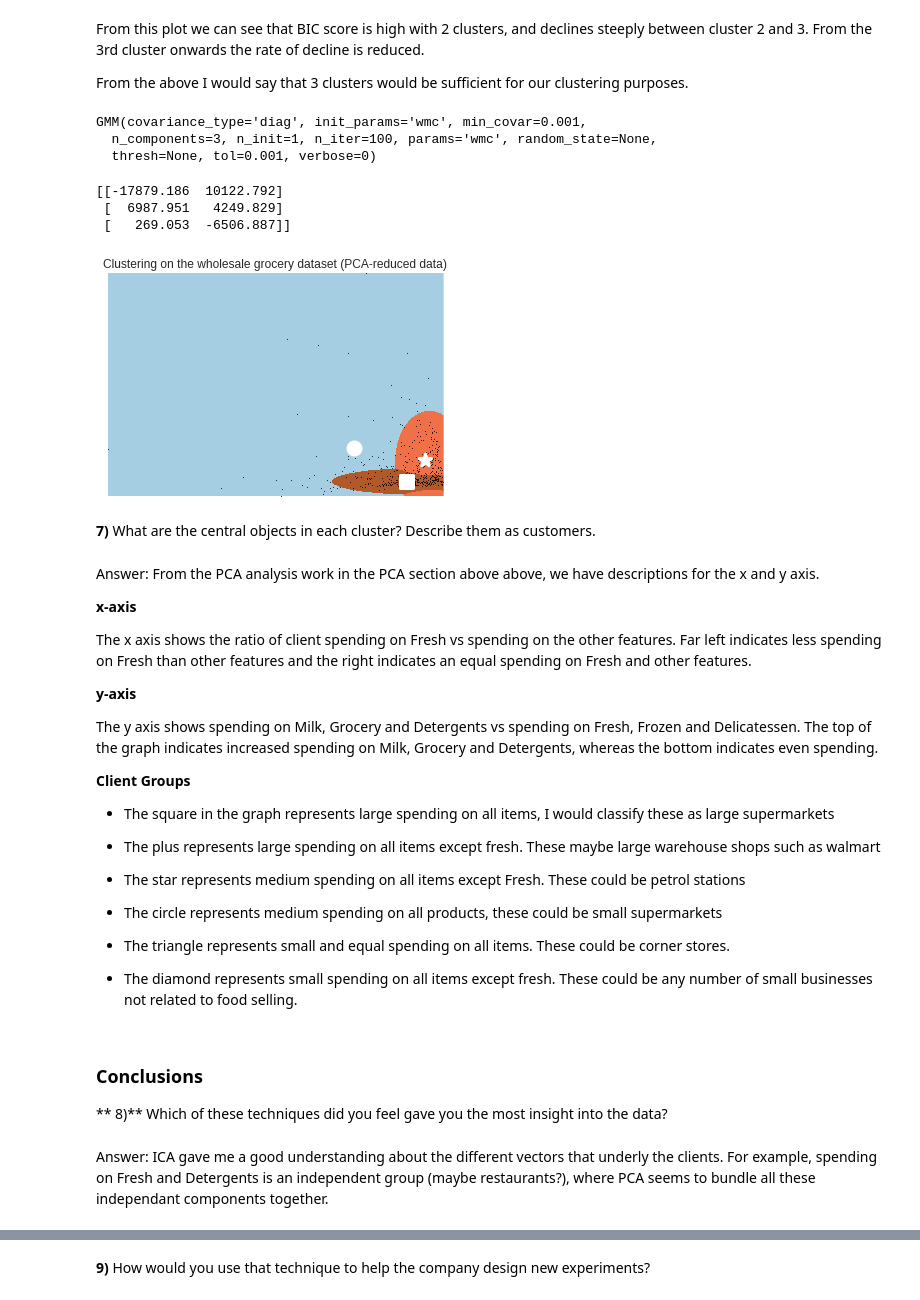
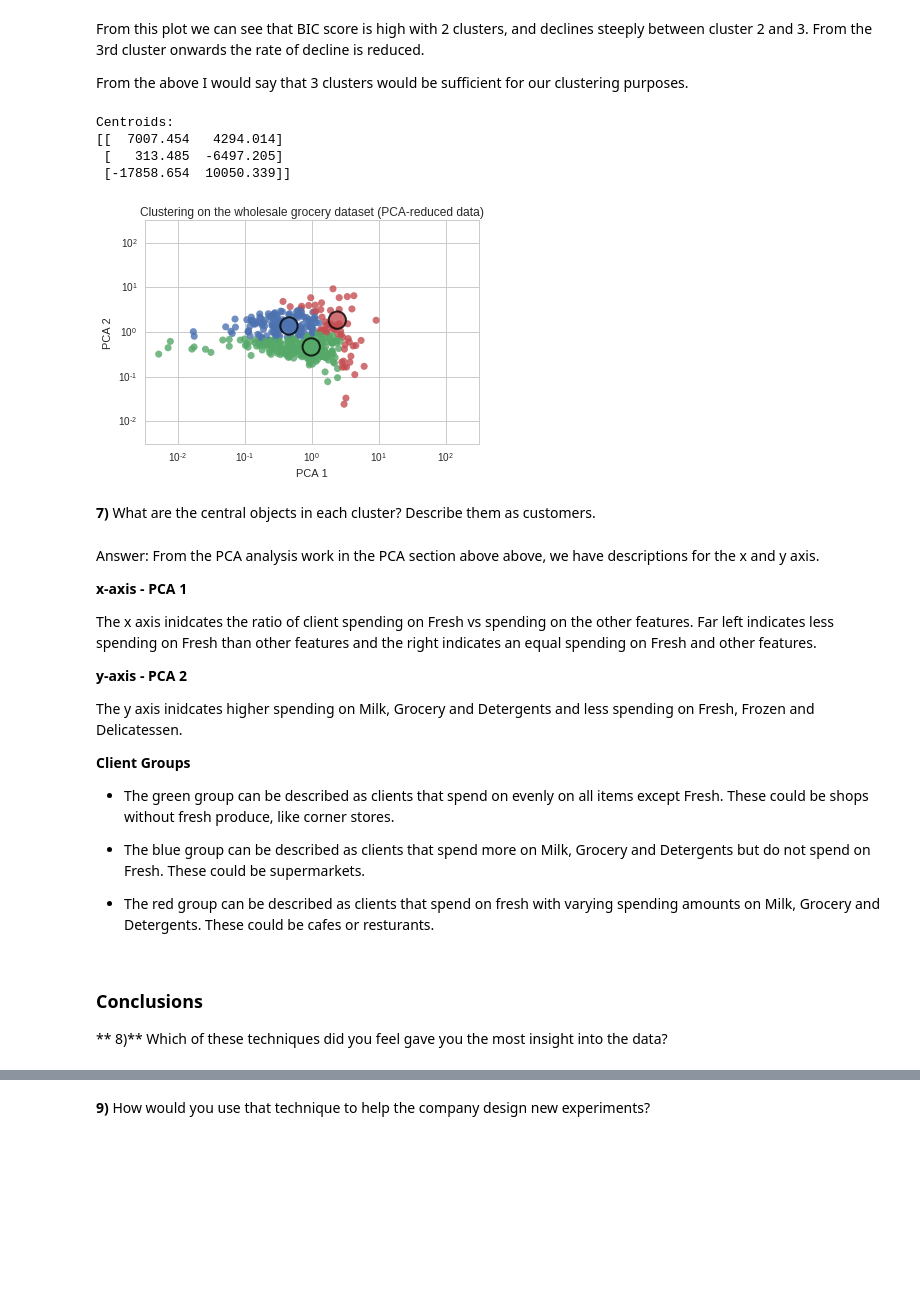
Before and after one commit to bvstillwell/udacity-mlnd-capstone, a Jupyter notebook: p3/r2/customer_segments.ipynb, the cells around one changed output, grey strips where cells are left out. Saved outputs shown, nothing was run; the diff lists cells and outputs as text; code cells hidden in the pictures; blank space fills up the shorter version.

```diff
--- a/p3/r2/customer_segments.ipynb
+++ b/p3/r2/customer_segments.ipynb
@@ -351,12 +359,3 @@ plt.show()
 From this plot we can see that BIC score is high with 2 clusters, and declines steeply between cluster 2 and 3. From the 3rd cluster onwards the rate of decline is reduced.
 
 From the above I would say that 3 clusters would be sufficient for our clustering purposes.
-# %%
-cl = GMM(n_components=3)
-cl.fit(reduced_data)
-clusters = cl
-print clusters
-# %% [output]
-GMM(covariance_type='diag', init_params='wmc', min_covar=0.001,
-  n_components=3, n_init=1, n_iter=100, params='wmc', random_state=None,
-  thresh=None, tol=0.001, verbose=0)
@@ -373,65 +362,40 @@ Z = clusters.predict(np.c_[xx.ravel(), yy.ravel()])
-# %%
-# TODO: Find the centroids for KMeans or the cluster means for GMM
-
-centroids = clusters.means_
-print centroids
-# %% [output]
-[[-17879.186  10122.792]
- [  6987.951   4249.829]
- [   269.053  -6506.887]]
-# %%
-# Put the result into a color plot
-Z = Z.reshape(xx.shape)
-plt.figure(1)
-plt.clf()
-plt.imshow(Z, interpolation='nearest',
-           extent=(xx.min(), xx.max(), yy.min(), yy.max()),
-           cmap=plt.cm.Paired,
-           aspect='auto', origin='lower')
-
-plt.plot(reduced_data[:, 0], reduced_data[:, 1], 'k.', markersize=2)
-for i, marker in enumerate("o*s^+d"[:len(centroids)]):
-    dot = marker
-    plt.scatter(centroids[:, 0][i], centroids[:, 1][i], marker=dot, s=169, linewidths=3, color='w', zorder=10)
-#plt.scatter(centroids[:, 0], centroids[:, 1], marker='$a$', s=169, linewidths=3, color='w', zorder=10)
-plt.title('Clustering on the wholesale grocery dataset (PCA-reduced data)')
-plt.xlim(x_min, x_max)
-plt.ylim(y_min, y_max)
-plt.xticks(())
-plt.yticks(())
-plt.show()
-# %% [output]
-[figure, removed]
+# %%
+#Lets plot our reduced data
+i = 3
+cl = GMM(n_components=i)
+cl.fit(reduced_data)
+xlim=[10.**-2.5, 10.**2.5]
+print "Centroids:"
+print cl.means_
+plot_clusters(cl, reduced_data, 'Clustering on the wholesale grocery dataset (PCA-reduced data)', xlim, xlim)
+plt.show()
+# %% [output]
+Centroids:
+[[  7007.454   4294.014]
+ [   313.485  -6497.205]
+ [-17858.654  10050.339]]
+[figure, added]
 # %% [markdown]
 **7)** What are the central objects in each cluster? Describe them as customers.
 # %% [markdown]
 Answer:
 From the PCA analysis work in the PCA section above above, we have descriptions for the x and y axis.
 
-**x-axis**
+**x-axis - PCA 1**
 
-The x axis shows the ratio of client spending on Fresh vs spending on the other features. Far left indicates less spending on Fresh than other features and the right indicates an equal spending on Fresh and other features.
+The x axis inidcates the ratio of client spending on Fresh vs spending on the other features. Far left indicates less spending on Fresh than other features and the right indicates an equal spending on Fresh and other features.
 
-**y-axis**
+**y-axis - PCA 2**
 
-The y axis shows spending on Milk, Grocery and Detergents vs spending on Fresh, Frozen and Delicatessen. The top of the graph indicates increased spending on Milk, Grocery and Detergents, whereas the bottom indicates even spending.
+The y axis inidcates higher spending on Milk, Grocery and Detergents and less spending on Fresh, Frozen and Delicatessen.
 
 **Client Groups**
+- The green group can be described as clients that spend on evenly on all items except Fresh. These could be shops  without fresh produce, like corner stores.
 
-- The square in the graph represents large spending on all items, I would classify these as large supermarkets
+- The blue group can be described as clients that spend more on Milk, Grocery and Detergents but do not spend on Fresh. These could be supermarkets.
 
-- The plus represents large spending on all items except fresh. These maybe large warehouse shops such as walmart
-
-- The star represents medium spending on all items except Fresh. These could be petrol stations
-
-- The circle represents medium spending on all products, these could be small supermarkets
-
-- The triangle represents small and equal spending on all items. These could be corner stores.
-
-- The diamond represents small spending on all items except fresh. These could be any number of small businesses not related to food selling.
+- The red group can  be described as clients that spend on fresh with varying spending amounts on Milk, Grocery and Detergents. These could be cafes or resturants.
 # %% [markdown]
 ### Conclusions
 
 ** 8)** Which of these techniques did you feel gave you the most insight into the data?
-# %% [markdown]
-Answer: ICA gave me a good understanding about the different vectors that underly the clients. For example, spending on Fresh and Detergents is an independent group (maybe restaurants?), where PCA seems to bundle all these independant components together.
```
Also changed, not shown: parts of 10 cells of this notebook, 5 other files.
